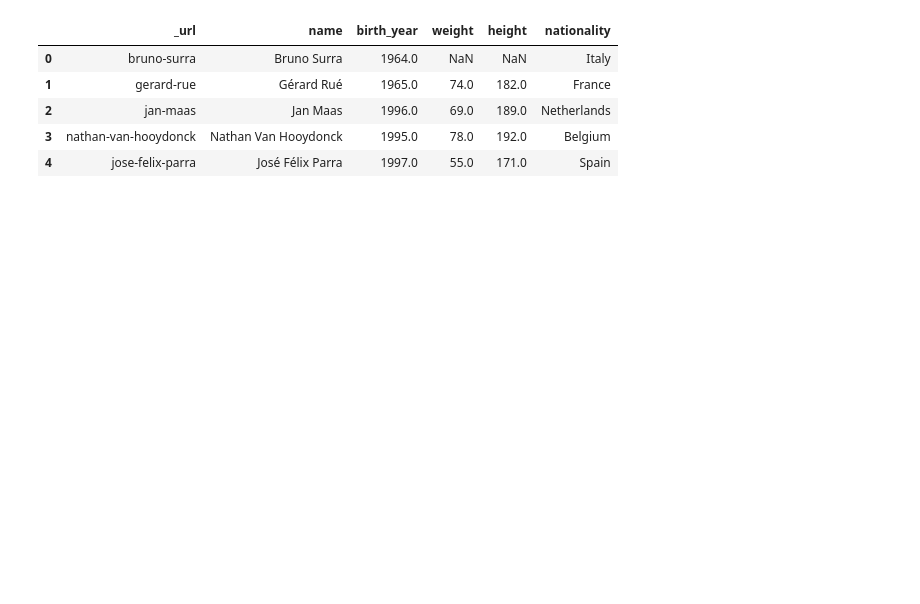
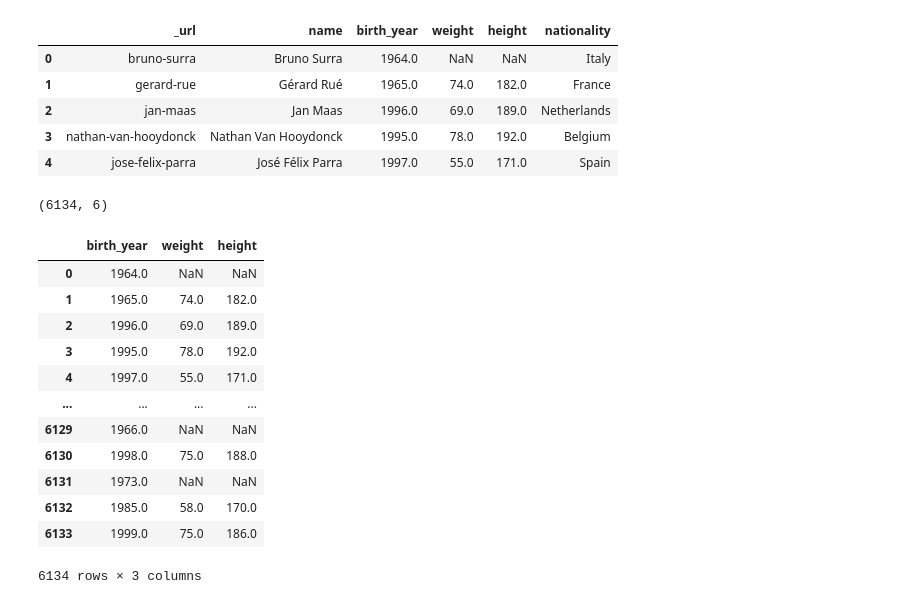
Before and after one commit to fefex302/Data-Mining, a Jupyter notebook: DataUnderstanding.ipynb, the cells around one changed output. Drawn from its saved outputs; the diff is of its cells as text; code cells hidden in the pictures; blank space fills up the shorter version.

```diff
--- a/DataUnderstanding.ipynb
+++ b/DataUnderstanding.ipynb
@@ -11,3 +47,23 @@ dataset_cyclists.head()
 | 2 | jan-maas | Jan Maas | 1996.0 | 69.0 | 189.0 | Netherlands |
 | 3 | nathan-van-hooydonck | Nathan Van Hooydonck | 1995.0 | 78.0 | 192.0 | Belgium |
 | 4 | jose-felix-parra | José Félix Parra | 1997.0 | 55.0 | 171.0 | Spain |
+# %%
+dataset_cyclists.shape
+# %% [output]
+(6134, 6)
+# %%
+dataset_cyclists.select_dtypes(include="number")
+# %% [output]
+|  | birth_year | weight | height |
+| 0 | 1964.0 | NaN | NaN |
+| 1 | 1965.0 | 74.0 | 182.0 |
+| 2 | 1996.0 | 69.0 | 189.0 |
+| 3 | 1995.0 | 78.0 | 192.0 |
+| 4 | 1997.0 | 55.0 | 171.0 |
+| ... | ... | ... | ... |
+| 6129 | 1966.0 | NaN | NaN |
+| 6130 | 1998.0 | 75.0 | 188.0 |
+| 6131 | 1973.0 | NaN | NaN |
+| 6132 | 1985.0 | 58.0 | 170.0 |
+| 6133 | 1999.0 | 75.0 | 186.0 |
+6134 rows × 3 columns
```
Also changed, not shown: parts of 19 cells of this notebook, 3 other files.
